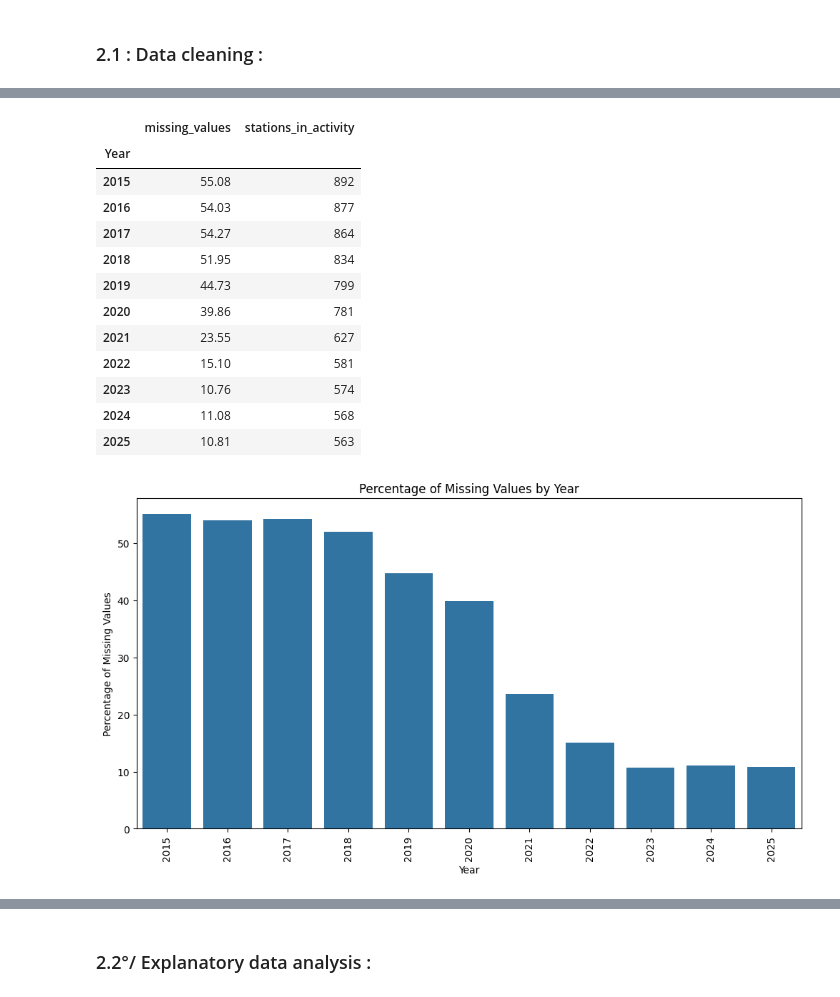
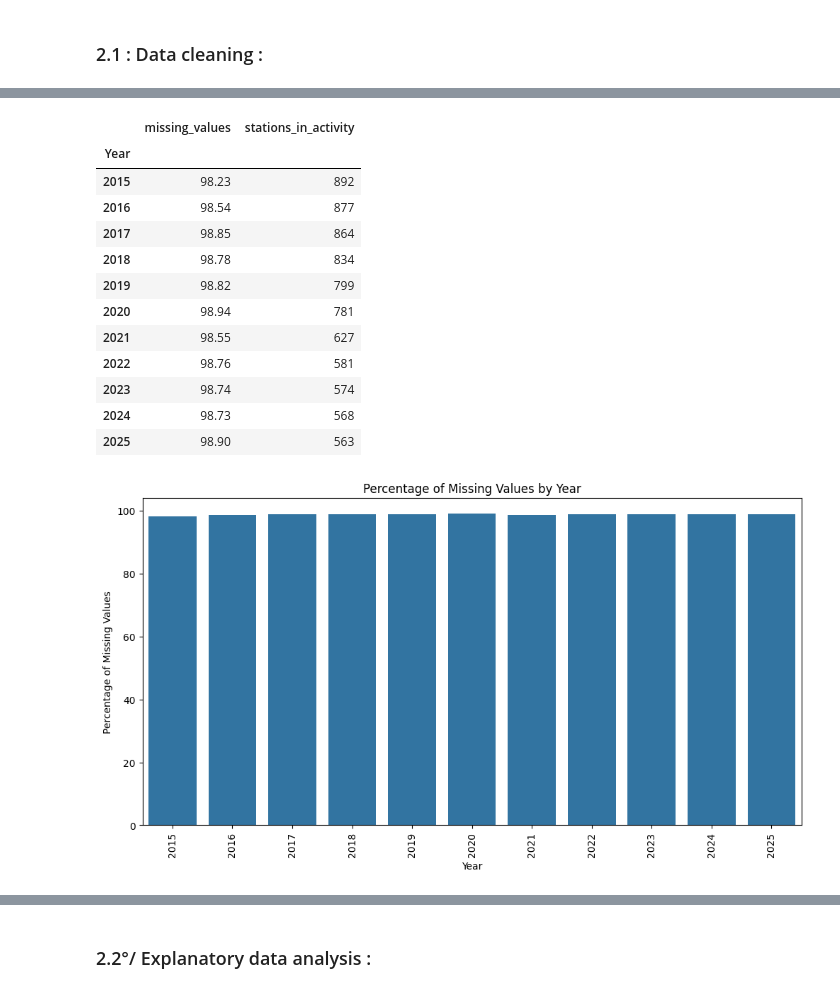
Before and after one commit to Nohalito/Weather-prediction, a Jupyter notebook: Predictive methods notebook.ipynb, the cells around one changed output, grey strips where cells are left out. Cells and saved outputs as stored; diff of their text form; code cells hidden in the pictures.

Commit message:
filtering stations

```diff
--- a/Predictive methods notebook.ipynb
+++ b/Predictive methods notebook.ipynb
@@ -246,12 +247,13 @@ def modify_columns(df, key, value):
     #df = df.drop(Col_to_drop, axis = 1)
     #df = df.drop(Q_col_to_drop, axis = 1)
 
-    df['Year'] = df['AAAAMMJJ'].str[:4]
-    df['Month'] = df['AAAAMMJJ'].str[4:6]
-    df['Day'] = df['AAAAMMJJ'].str[-2:]
+    df['date'] = pd.to_datetime(df['AAAAMMJJ'], format='%Y%m%d')
+    #df['Year'] = df['AAAAMMJJ'].str[:4]
+    #df['Month'] = df['AAAAMMJJ'].str[4:6]
+    #df['Day'] = df['AAAAMMJJ'].str[-2:]
 
-    df['Dept_numb'] = key
-    df['Dept_name'] = value
+    df['dept_numb'] = key
+    df['dept_name'] = value
 
     return df
 
@@ -424,34 +394,33 @@ Dept_name        0
 dtype: int64
 # %%
-# Create a bar chart showing the percentage of missing values over time with the number of stations in activity each year
 import matplotlib.pyplot as plt
 import seaborn as sns
 
-missing_values = (df['TM'].groupby(df['Year'])
+missing_values = (df['DRR'].groupby(df['Year'])
                   .apply(lambda x: round(x.isnull()
                          .mean() * 100, 2)))
 
 # Get the number of stations in activity each year
 stations_in_activity = df['NUM_POSTE'].groupby(df['Year']).nunique()
 
 # Create a dataframe to hold the missing values and stations in activity
 missing_values_df = pd.DataFrame({'missing_values': missing_values, 'stations_in_activity': stations_in_activity})
 
 missing_values_df
 # %% [output]
 |  | missing_values | stations_in_activity |
 | Year |  |  |
-| 2015 | 55.08 | 892 |
-| 2016 | 54.03 | 877 |
-| 2017 | 54.27 | 864 |
-| 2018 | 51.95 | 834 |
-| 2019 | 44.73 | 799 |
-| 2020 | 39.86 | 781 |
-| 2021 | 23.55 | 627 |
-| 2022 | 15.10 | 581 |
-| 2023 | 10.76 | 574 |
-| 2024 | 11.08 | 568 |
-| 2025 | 10.81 | 563 |
+| 2015 | 98.23 | 892 |
+| 2016 | 98.54 | 877 |
+| 2017 | 98.85 | 864 |
+| 2018 | 98.78 | 834 |
+| 2019 | 98.82 | 799 |
+| 2020 | 98.94 | 781 |
+| 2021 | 98.55 | 627 |
+| 2022 | 98.76 | 581 |
+| 2023 | 98.74 | 574 |
+| 2024 | 98.73 | 568 |
+| 2025 | 98.90 | 563 |
 # %%
 plt.figure(figsize=(12, 6))
 sns.barplot(x=missing_values.index, y=missing_values.values)
@@ -461,6 +430,6 @@ plt.xlabel('Year')
 plt.ylabel('Percentage of Missing Values')
 plt.show()
 # %% [output]
-[figure, old version]
+[figure, new version]
 # %%
 # Display the distribution of completion rate per station
```
Also changed, not shown: parts of 11 cells of this notebook, 2 other files.
